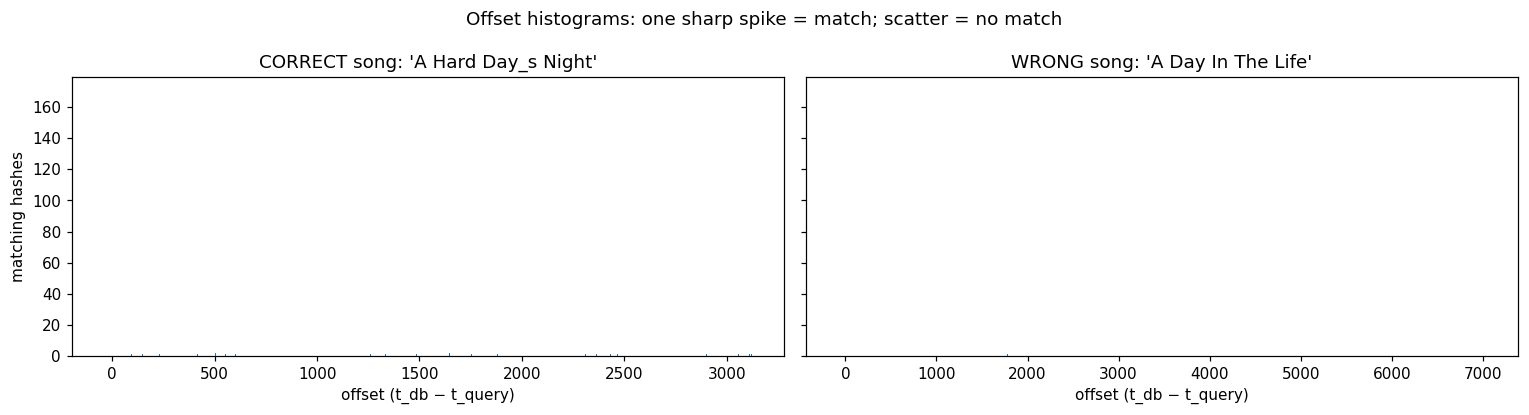
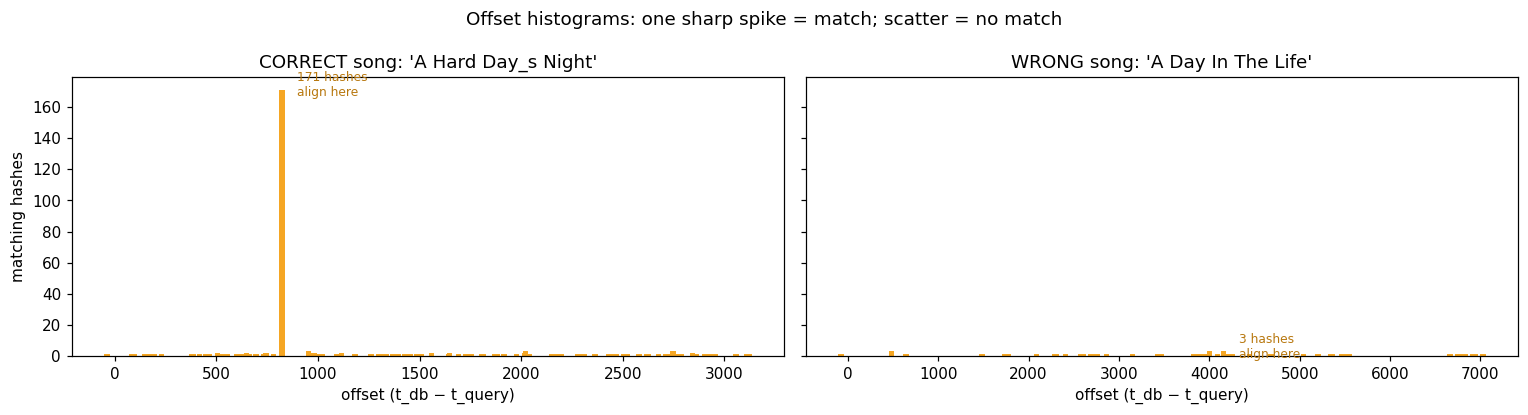
Unified diff of the notebook cell whose output changed from the first chart to the second:
--- before
+++ after
@@ -9,4 +9,6 @@
 
 # Offset histogram: winner vs a wrong song.
+# Offsets span thousands of frames, so widen the bars (~range/120) to make the
+# single-frame alignment spike clearly visible instead of a 1-px sliver.
 wrong = next(s for s in db.songs if s != best)
 fig, ax = plt.subplots(1, 2, figsize=(14, 3.8), sharey=True)
@@ -14,5 +16,10 @@
     if song in results:
         offs = results[song][2]
-        a.bar(list(offs.keys()), list(offs.values()), width=1.0)
+        ks = np.array(list(offs.keys())); vs = np.array(list(offs.values()))
+        rng = max(1, ks.max() - ks.min())
+        a.bar(ks, vs, width=max(2.0, rng / 120), color="#f5a623")
+        pk = ks[vs.argmax()]
+        a.annotate(f"{vs.max()} hashes\nalign here", xy=(pk, vs.max()),
+                   xytext=(10, -4), textcoords="offset points", fontsize=8, color="#b8780f")
     a.set_title(f"{ttl}: '{song}'"); a.set_xlabel("offset (t_db − t_query)")
 ax[0].set_ylabel("matching hashes")

Commit: Fix notebook + web-app issues: clean Q2 find_onset cell, suppress Q3A tqdm warning, make offset-histogram alignment spike clearly visible